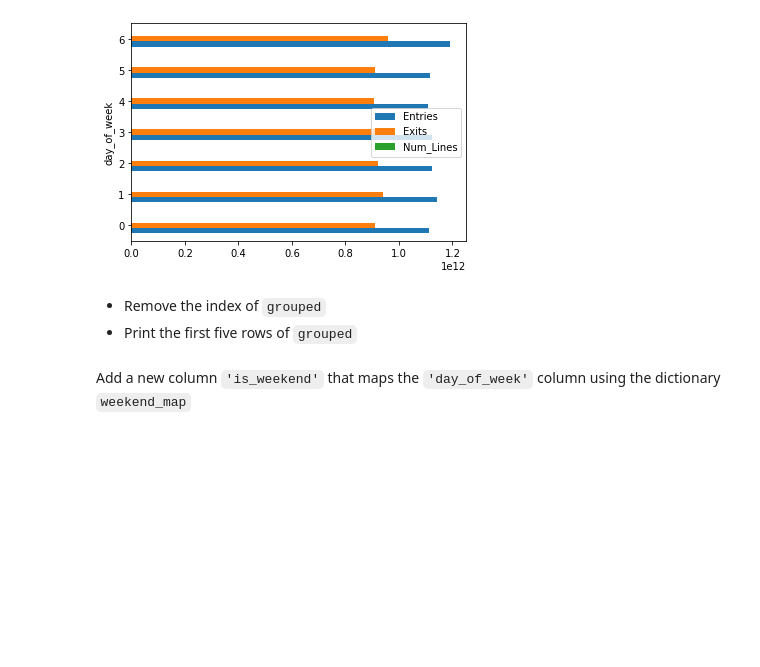
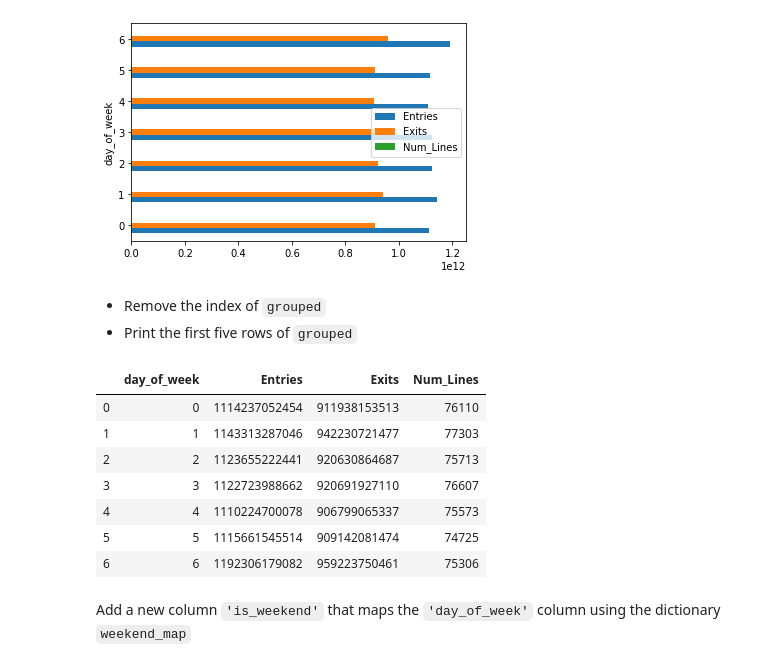
Before and after one commit to OsterMendel/dsc-pandas-series-and-dataframes-lab-nyc-ds-021720, a Jupyter notebook: index.ipynb, the cells around one changed output. Cells and saved outputs as stored; diff of their text form; code cells hidden in the pictures; blank space fills up the shorter version.

```diff
--- a/index.ipynb
+++ b/index.ipynb
@@ -158,10 +158,19 @@ plt.show()
 - Print the first five rows of `grouped`
 # %%
 # Reset the index of grouped
-# grouped = grouped.reset_index()
+grouped = grouped.reset_index()
 
 # Print the first five rows of grouped
 grouped.head(7)
+# %% [output]
+|  | day_of_week | Entries | Exits | Num_Lines |
+| 0 | 0 | 1114237052454 | 911938153513 | 76110 |
+| 1 | 1 | 1143313287046 | 942230721477 | 77303 |
+| 2 | 2 | 1123655222441 | 920630864687 | 75713 |
+| 3 | 3 | 1122723988662 | 920691927110 | 76607 |
+| 4 | 4 | 1110224700078 | 906799065337 | 75573 |
+| 5 | 5 | 1115661545514 | 909142081474 | 74725 |
+| 6 | 6 | 1192306179082 | 959223750461 | 75306 |
 # %% [markdown]
 Add a new column `'is_weekend'` that maps the `'day_of_week'` column using the dictionary `weekend_map`
 # %%
```
